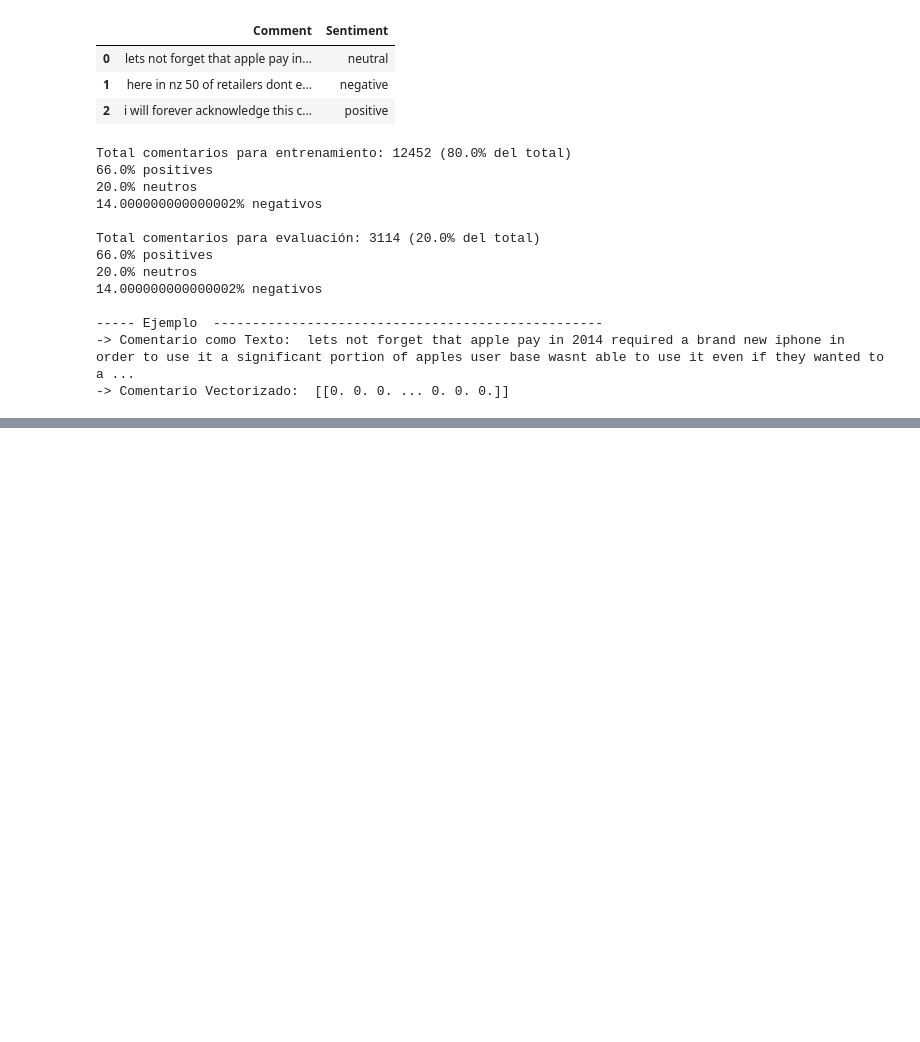
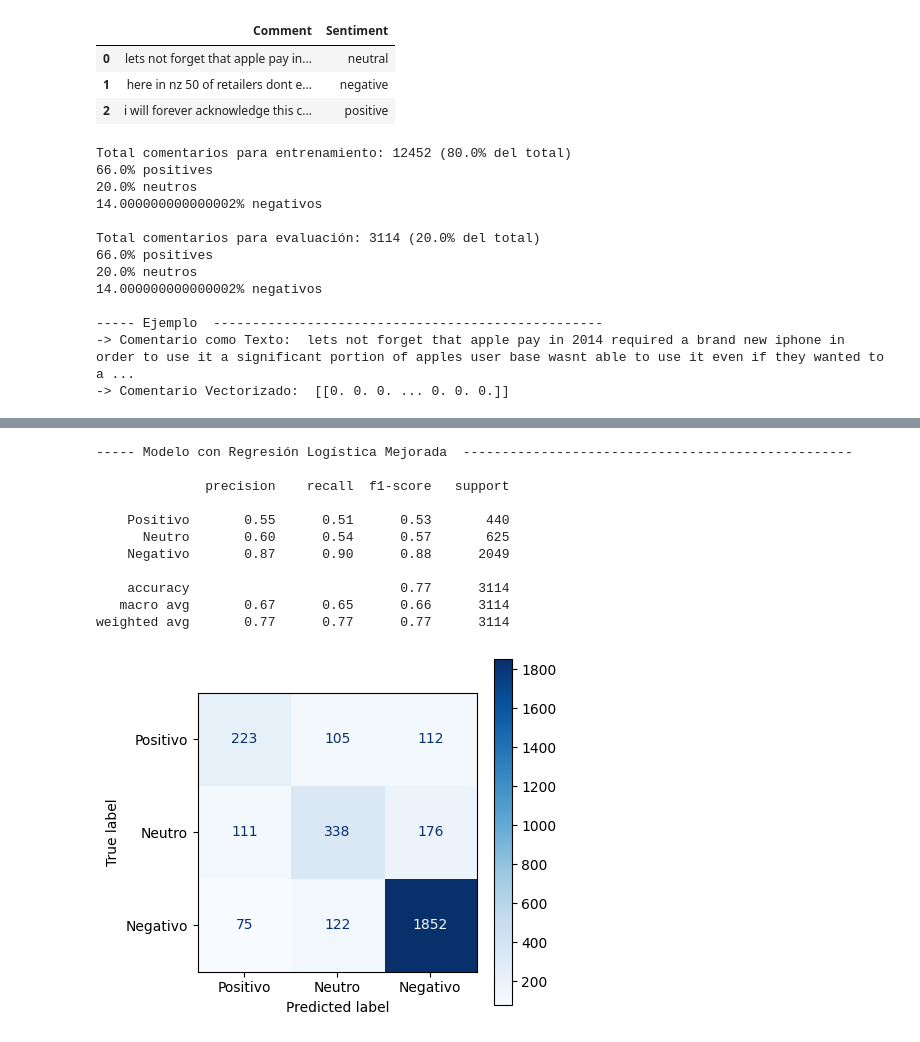
Before and after one commit to anava122002/YouTube-video-impact-classification-II, a Jupyter notebook: notebooks/all_models.ipynb, the cells around one changed output, grey strips where cells are left out. Cells and saved outputs as stored; diff of their text form; code cells hidden in the pictures; blank space fills up the shorter version.

Commit message:
new adjustments for the models

```diff
--- a/notebooks/all_models.ipynb
+++ b/notebooks/all_models.ipynb
@@ -169,0 +170,24 @@ weighted avg       0.73      0.72      0.66      3114
+# %%
+# =======================================================================================================
+# MODIFICACIONES DEL MODELO DE REGRESIÓN LOGÍSTICA
+# =======================================================================================================
+
+improved_log_clf = LogisticRegression(class_weight={'positive': 1, 'neutral': 1.5, 'negative': 2.5}, C=2.5)
+
+print("----- Modelo con Regresión Logística Mejorada ", "-" * 50, "\n")
+
+improved_log_results, improved_log_accuracy = train(improved_log_clf, X_train, X_test, y_train, y_test)
+improved_log_report = evaluation(y_test, improved_log_results)
+# %% [output]
+----- Modelo con Regresión Logística Mejorada  --------------------------------------------------
+
+              precision    recall  f1-score   support
+
+    Positivo       0.55      0.51      0.53       440
+      Neutro       0.60      0.54      0.57       625
+    Negativo       0.87      0.90      0.88      2049
+
+    accuracy                           0.77      3114
+   macro avg       0.67      0.65      0.66      3114
+weighted avg       0.77      0.77      0.77      3114
+[figure, added]
```
Also changed, not shown: parts of 6 cells of this notebook, 2 other files.
